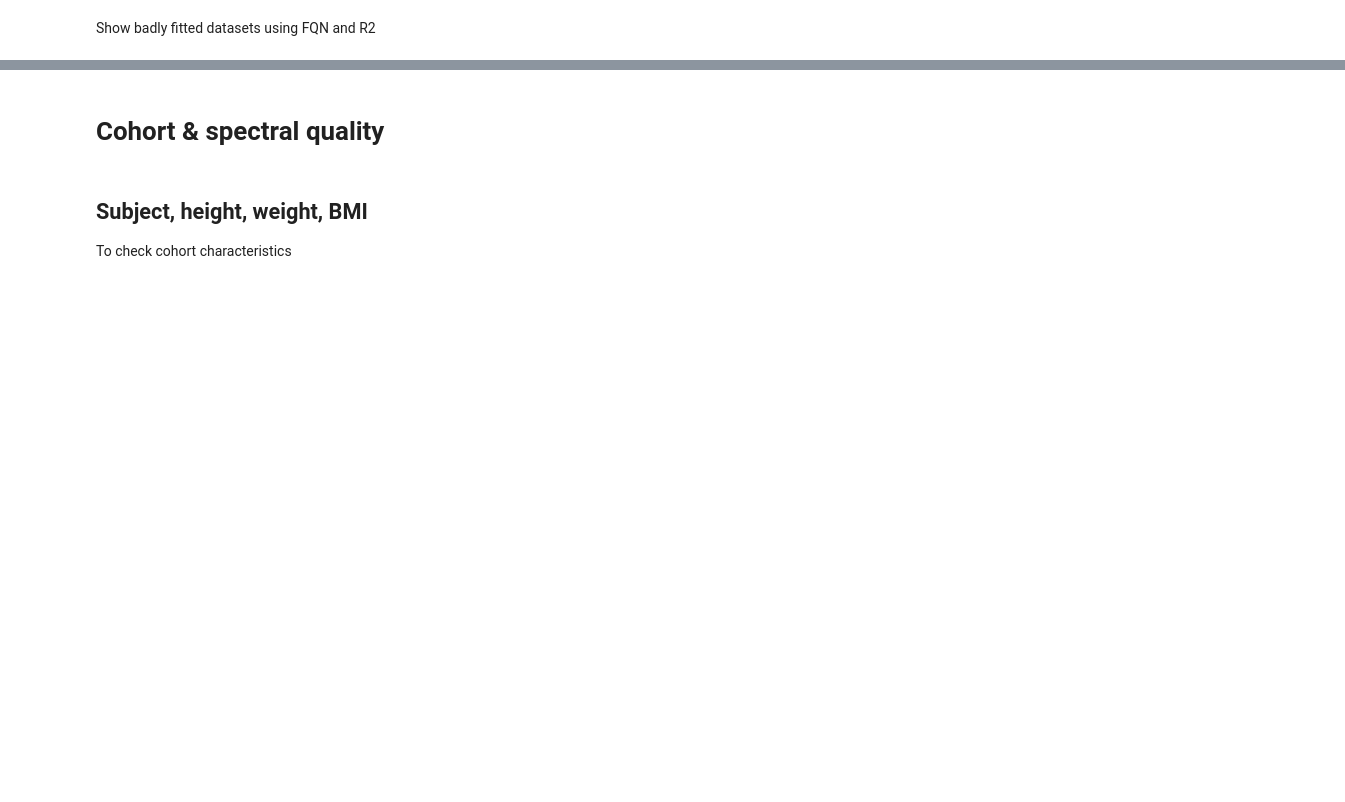
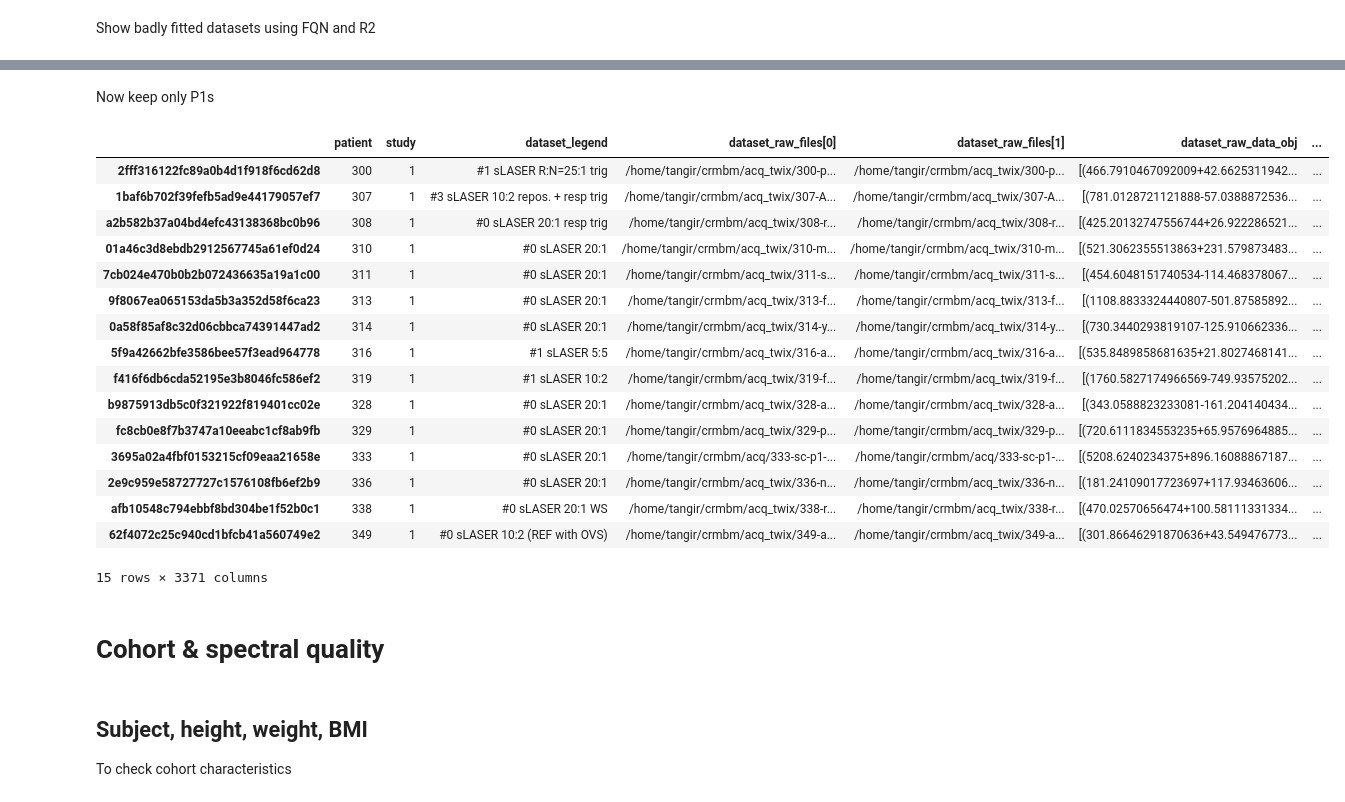
Before and after one commit to tngrssl/pastis, a Jupyter notebook: notebooks/stats.ipynb, the cells around one changed output, grey strips where cells are left out. Saved outputs shown, nothing was run; the diff lists cells and outputs as text; code cells hidden in the pictures; blank space fills up the shorter version.

```diff
--- a/notebooks/stats.ipynb
+++ b/notebooks/stats.ipynb
@@ -112,3 +193,27 @@ df_bad_fit[["patient", "study", "dataset_legend", "dataset_raw_analysis-results_
+# %% [markdown]
+Now keep only P1s
+# %%
+df = df_unique
+df = df.loc[(df["study"] == 1)]
+df
+# %% [output]
+|  | patient | study | dataset_legend | dataset_raw_files[0] | dataset_raw_files[1] | dataset_raw_data_obj | ... |
+| 2fff316122fc89a0b4d1f918f6cd62d8 | 300 | 1 | #1 sLASER R:N=25:1 trig | /home/tangir/crmbm/acq_twix/300-p... | /home/tangir/crmbm/acq_twix/300-p... | [(466.7910467092009+42.6625311942... | ... |
+| 1baf6b702f39fefb5ad9e44179057ef7 | 307 | 1 | #3 sLASER 10:2 repos. + resp trig | /home/tangir/crmbm/acq_twix/307-A... | /home/tangir/crmbm/acq_twix/307-A... | [(781.0128721121888-57.0388872536... | ... |
+| a2b582b37a04bd4efc43138368bc0b96 | 308 | 1 | #0 sLASER 20:1 resp trig | /home/tangir/crmbm/acq_twix/308-r... | /home/tangir/crmbm/acq_twix/308-r... | [(425.20132747556744+26.922286521... | ... |
+| 01a46c3d8ebdb2912567745a61ef0d24 | 310 | 1 | #0 sLASER 20:1 | /home/tangir/crmbm/acq_twix/310-m... | /home/tangir/crmbm/acq_twix/310-m... | [(521.3062355513863+231.579873483... | ... |
+| 7cb024e470b0b2b072436635a19a1c00 | 311 | 1 | #0 sLASER 20:1 | /home/tangir/crmbm/acq_twix/311-s... | /home/tangir/crmbm/acq_twix/311-s... | [(454.6048151740534-114.468378067... | ... |
+| 9f8067ea065153da5b3a352d58f6ca23 | 313 | 1 | #0 sLASER 20:1 | /home/tangir/crmbm/acq_twix/313-f... | /home/tangir/crmbm/acq_twix/313-f... | [(1108.8833324440807-501.87585892... | ... |
+| 0a58f85af8c32d06cbbca74391447ad2 | 314 | 1 | #0 sLASER 20:1 | /home/tangir/crmbm/acq_twix/314-y... | /home/tangir/crmbm/acq_twix/314-y... | [(730.3440293819107-125.910662336... | ... |
+| 5f9a42662bfe3586bee57f3ead964778 | 316 | 1 | #1 sLASER 5:5 | /home/tangir/crmbm/acq_twix/316-a... | /home/tangir/crmbm/acq_twix/316-a... | [(535.8489858681635+21.8027468141... | ... |
+| f416f6db6cda52195e3b8046fc586ef2 | 319 | 1 | #1 sLASER 10:2 | /home/tangir/crmbm/acq_twix/319-f... | /home/tangir/crmbm/acq_twix/319-f... | [(1760.5827174966569-749.93575202... | ... |
+| b9875913db5c0f321922f819401cc02e | 328 | 1 | #0 sLASER 20:1 | /home/tangir/crmbm/acq_twix/328-a... | /home/tangir/crmbm/acq_twix/328-a... | [(343.0588823233081-161.204140434... | ... |
+| fc8cb0e8f7b3747a10eeabc1cf8ab9fb | 329 | 1 | #0 sLASER 20:1 | /home/tangir/crmbm/acq_twix/329-p... | /home/tangir/crmbm/acq_twix/329-p... | [(720.6111834553235+65.9576964885... | ... |
+| 3695a02a4fbf0153215cf09eaa21658e | 333 | 1 | #0 sLASER 20:1 | /home/tangir/crmbm/acq/333-sc-p1-... | /home/tangir/crmbm/acq/333-sc-p1-... | [(5208.6240234375+896.16088867187... | ... |
+| 2e9c959e58727727c1576108fb6ef2b9 | 336 | 1 | #0 sLASER 20:1 | /home/tangir/crmbm/acq_twix/336-n... | /home/tangir/crmbm/acq_twix/336-n... | [(181.24109017723697+117.93463606... | ... |
+| afb10548c794ebbf8bd304be1f52b0c1 | 338 | 1 | #0 sLASER 20:1 WS | /home/tangir/crmbm/acq_twix/338-r... | /home/tangir/crmbm/acq_twix/338-r... | [(470.02570656474+100.58111331334... | ... |
+| 62f4072c25c940cd1bfcb41a560749e2 | 349 | 1 | #0 sLASER 10:2 (REF with OVS) | /home/tangir/crmbm/acq_twix/349-a... | /home/tangir/crmbm/acq_twix/349-a... | [(301.86646291870636+43.549476773... | ... |
+15 rows × 3371 columns
 # %% [markdown]
 # Cohort & spectral quality
 # %% [markdown]
```
Also changed, not shown: parts of 20 cells of this notebook, 19 other files.
